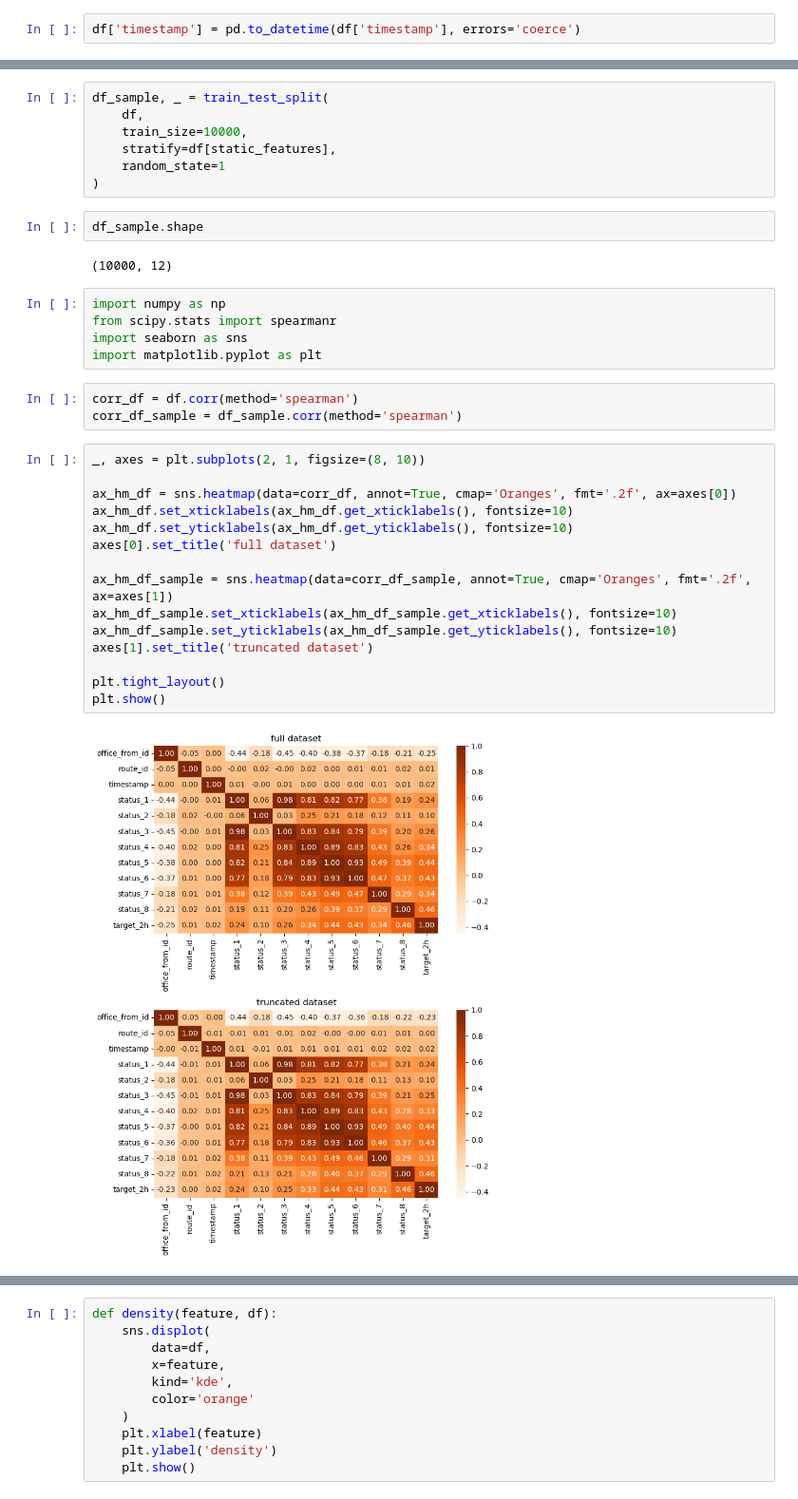
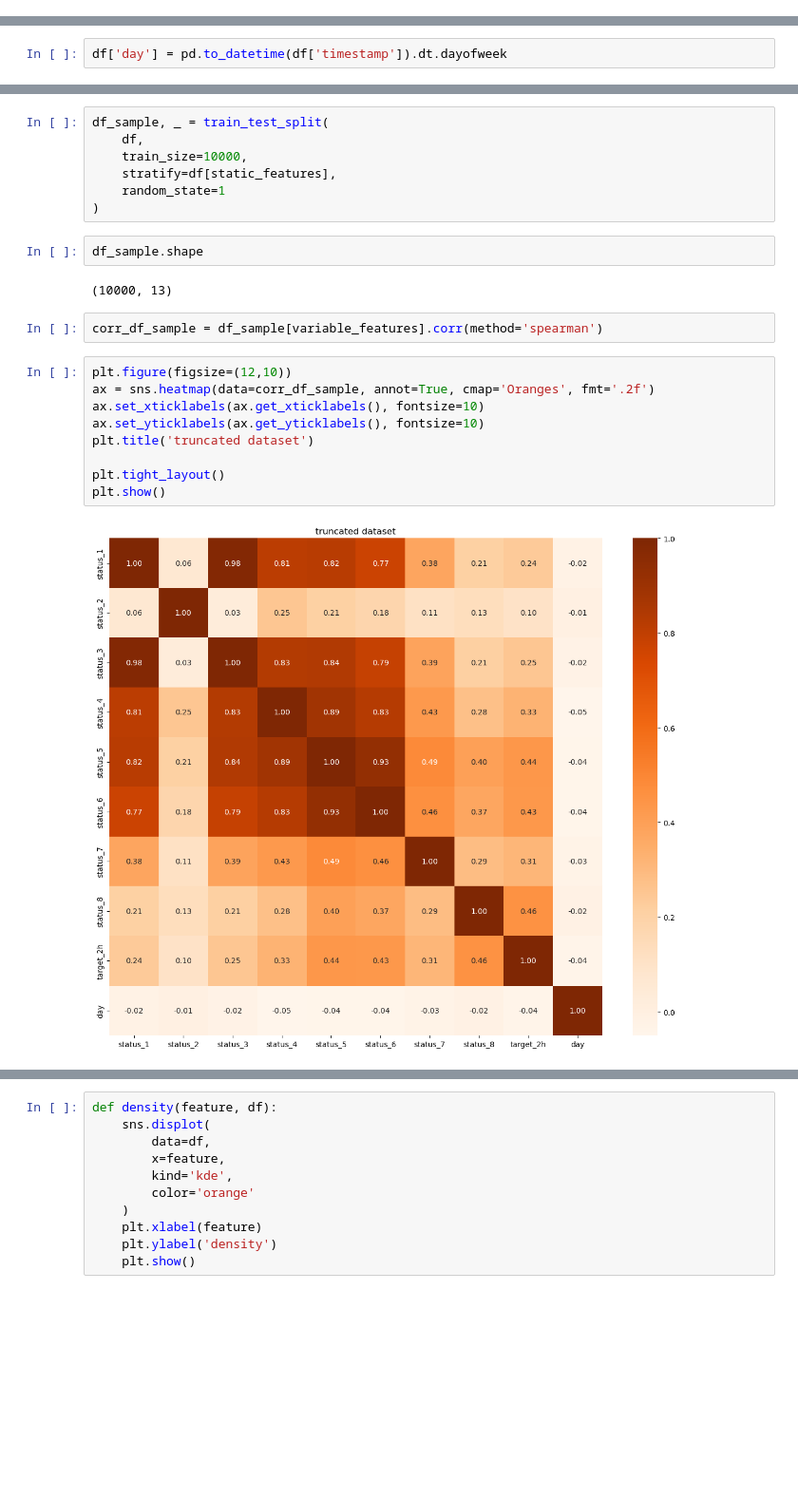
Before and after one commit to Makiavelly/Warehouse-logistics-automation-RWB, a Jupyter notebook: WarehouseLogisticsAutomation.ipynb, the cells around one changed output, grey strips where cells are left out. Shown at 95% size. Drawn from its saved outputs; the diff is of its cells as text; blank space fills up the shorter version.

```diff
--- a/WarehouseLogisticsAutomation.ipynb
+++ b/WarehouseLogisticsAutomation.ipynb
@@ -49,5 +59,3 @@ df.head()
 | 2 | 4 | 29 | 2025-03-01 01:00:00 | 2465 | 293 | 2098 | 472 | 3195 | 3325 | ... |
 | 3 | 4 | 29 | 2025-03-01 01:30:00 | 1977 | 252 | 2351 | 310 | 3314 | 3243 | ... |
 | 4 | 4 | 29 | 2025-03-01 02:00:00 | 1585 | 206 | 2500 | 300 | 2130 | 1604 | ... |
-# %%
-df['timestamp'] = pd.to_datetime(df['timestamp'], errors='coerce')
@@ -98,0 +119,2 @@ from sklearn.model_selection import train_test_split
+# %%
+df['day'] = pd.to_datetime(df['timestamp']).dt.dayofweek
@@ -106,29 +217,17 @@ df_sample, _ = train_test_split(
 # %%
 df_sample.shape
 # %% [output]
-(10000, 12)
+(10000, 13)
-# %%
-import numpy as np
-from scipy.stats import spearmanr
-import seaborn as sns
-import matplotlib.pyplot as plt
 # %%
-corr_df = df.corr(method='spearman')
-corr_df_sample = df_sample.corr(method='spearman')
+corr_df_sample = df_sample[variable_features].corr(method='spearman')
 # %%
-_, axes = plt.subplots(2, 1, figsize=(8, 10))
-
-ax_hm_df = sns.heatmap(data=corr_df, annot=True, cmap='Oranges', fmt='.2f', ax=axes[0])
-ax_hm_df.set_xticklabels(ax_hm_df.get_xticklabels(), fontsize=10)
-ax_hm_df.set_yticklabels(ax_hm_df.get_yticklabels(), fontsize=10)
-axes[0].set_title('full dataset')
-
-ax_hm_df_sample = sns.heatmap(data=corr_df_sample, annot=True, cmap='Oranges', fmt='.2f', ax=axes[1])
-ax_hm_df_sample.set_xticklabels(ax_hm_df_sample.get_xticklabels(), fontsize=10)
-ax_hm_df_sample.set_yticklabels(ax_hm_df_sample.get_yticklabels(), fontsize=10)
-axes[1].set_title('truncated dataset')
+plt.figure(figsize=(12,10))
+ax = sns.heatmap(data=corr_df_sample, annot=True, cmap='Oranges', fmt='.2f')
+ax.set_xticklabels(ax.get_xticklabels(), fontsize=10)
+ax.set_yticklabels(ax.get_yticklabels(), fontsize=10)
+plt.title('truncated dataset')
 
 plt.tight_layout()
 plt.show()
 # %% [output]
-[figure, old version]
+[figure, new version]
```
Also changed, not shown: parts of 30 cells of this notebook.
